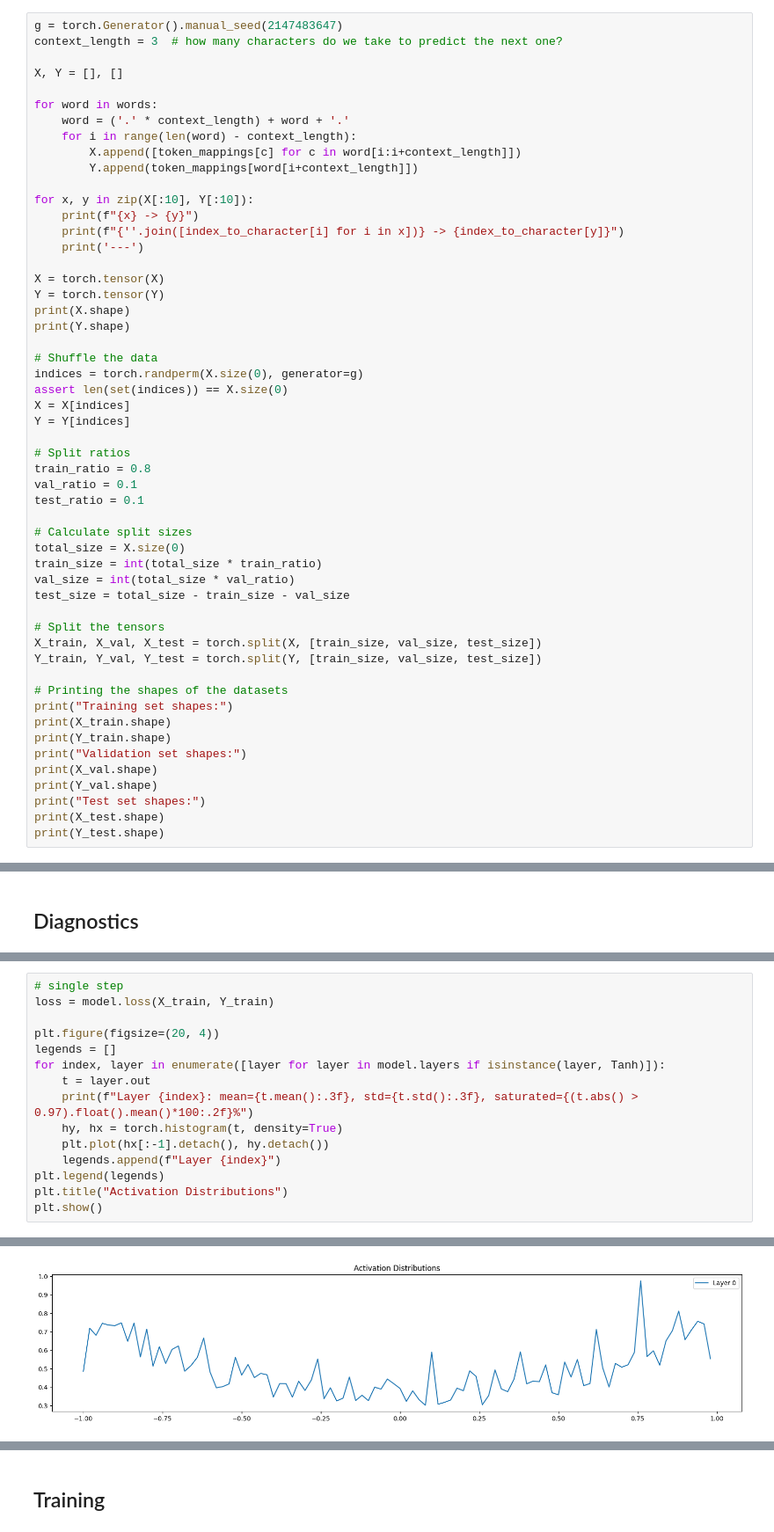
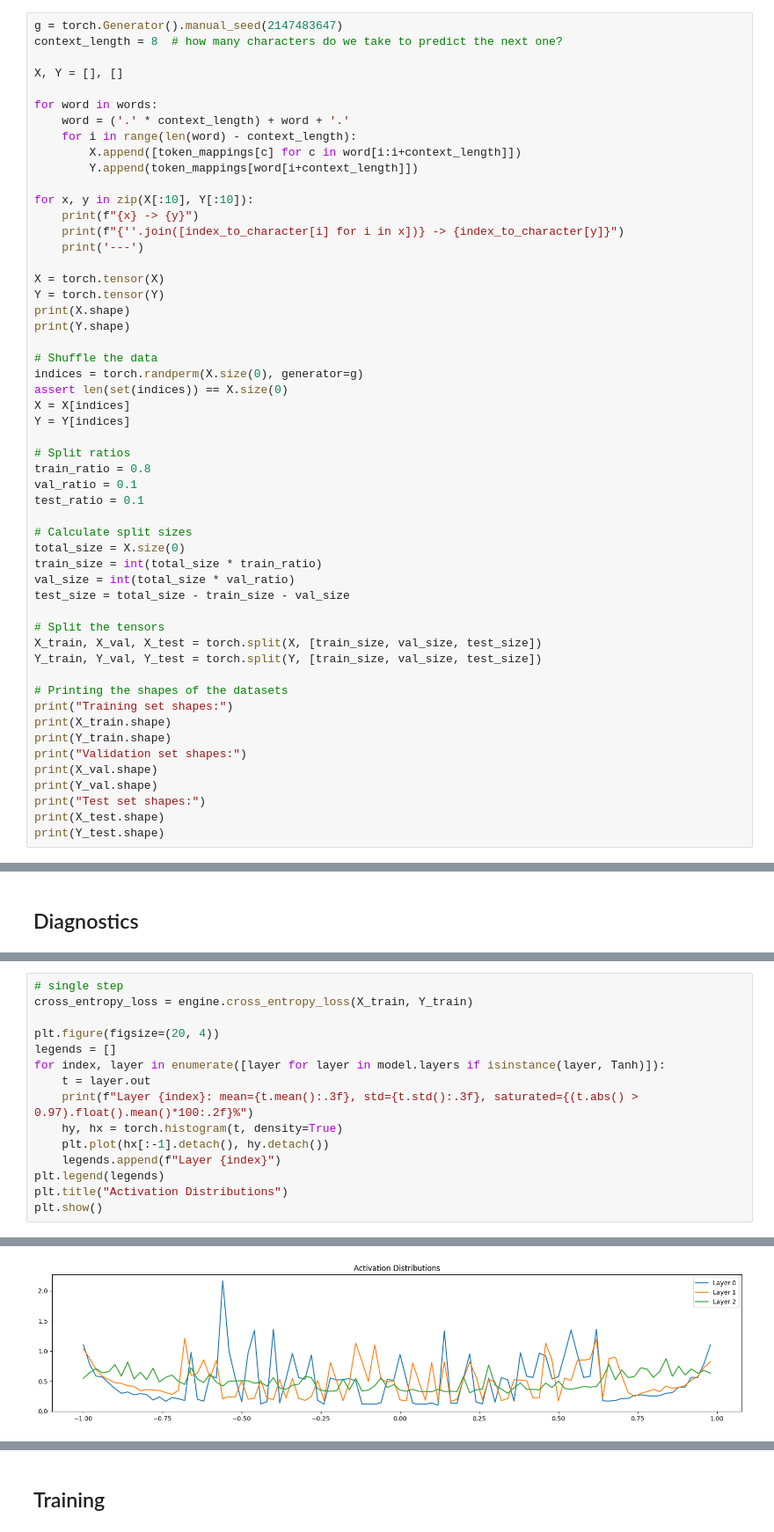
Before and after one commit to shane-kercheval/makemore, a Jupyter notebook: part_5_my_code.ipynb, the cells around one changed output, grey strips where cells are left out. Shown at 88% size. Cells and saved outputs as stored; diff of their text form.

```diff
--- a/part_5_my_code.ipynb
+++ b/part_5_my_code.ipynb
@@ -32,7 +29,7 @@ print(index_to_character)
 ## Build Training / Validation / Test Sets
 # %%
 g = torch.Generator().manual_seed(2147483647)
-context_length = 3  # how many characters do we take to predict the next one?
+context_length = 8  # how many characters do we take to predict the next one?
 
 X, Y = [], []
 
@@ -383,7 +553,7 @@ Warning: Embedding dimension greater than 3. Running PCA to extract first three
 [interactive output not drawn]
 # %%
 # single step
-loss = model.loss(X_train, Y_train)
+cross_entropy_loss = engine.cross_entropy_loss(X_train, Y_train)
 
 plt.figure(figsize=(20, 4))
 legends = []
@@ -401 +573 @@ Layer 0: mean=-0.002, std=0.632, saturated=3.55%
-[figure, old version]
+[figure, new version]
```
Also changed, not shown: parts of 21 cells of this notebook.
